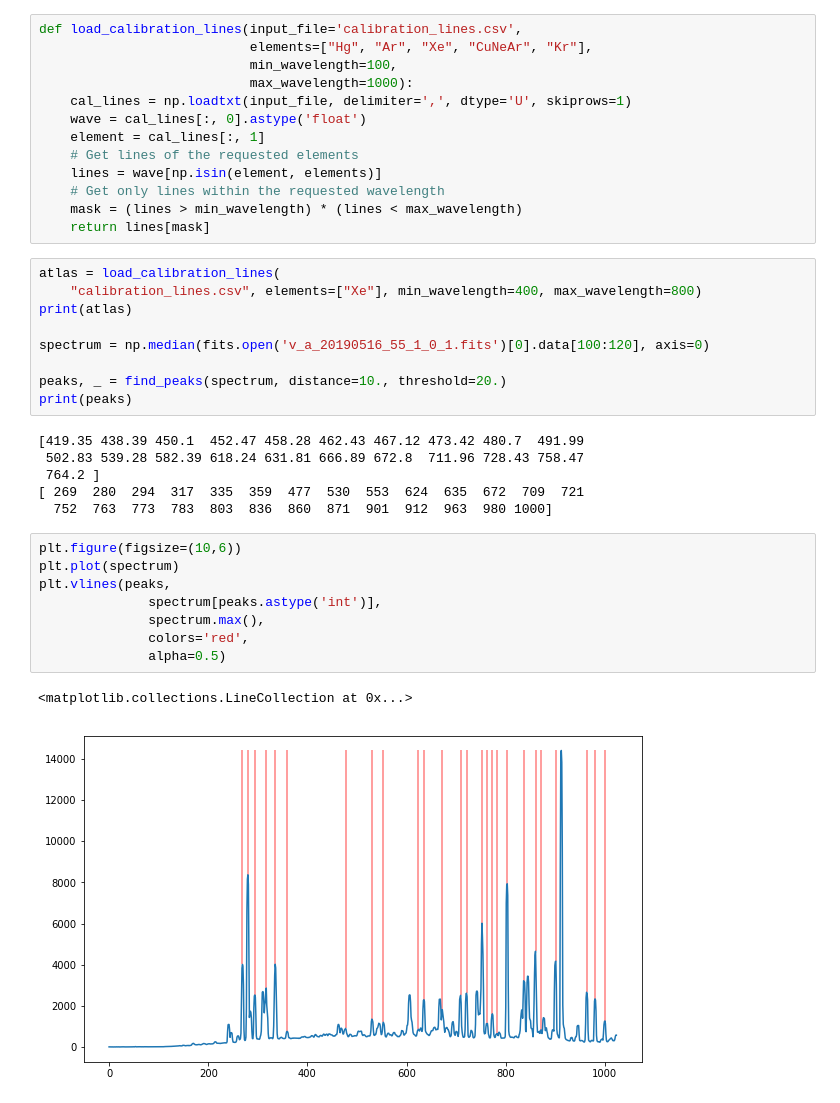
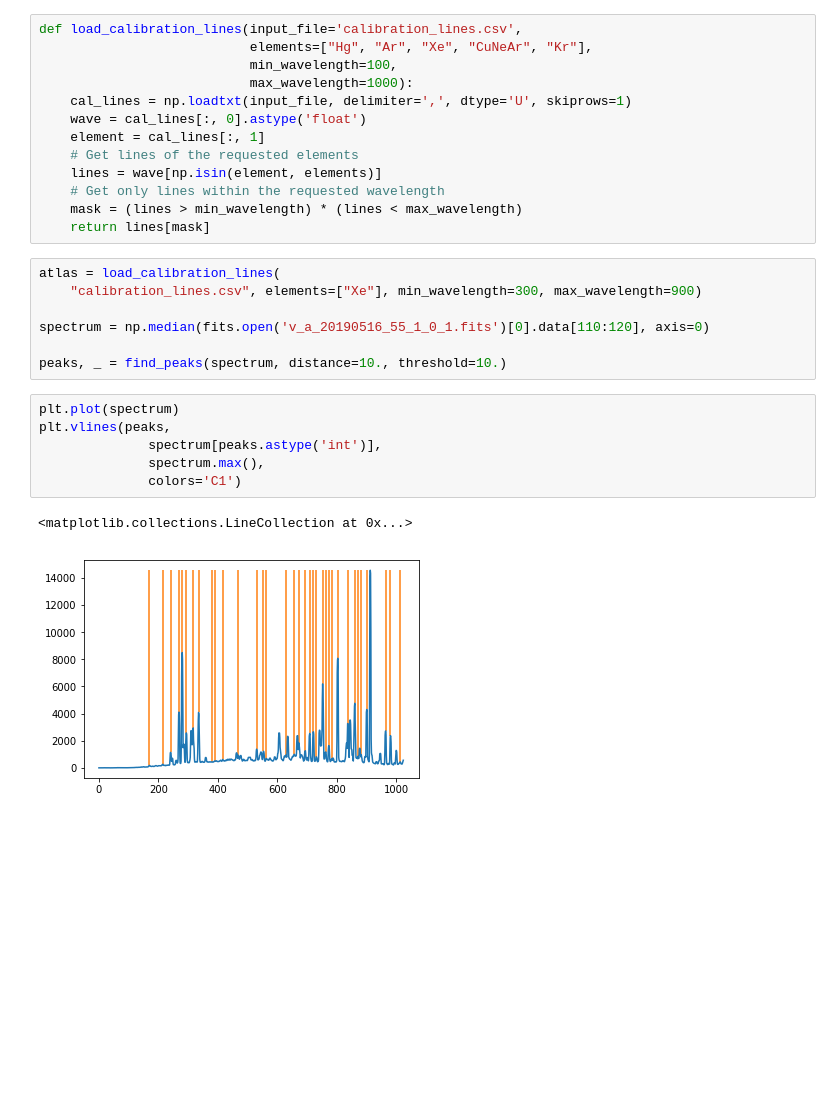
Before and after one commit to jveitchmichaelis/rascal, a Jupyter notebook: calibration_test.ipynb, the cells around one changed output. Cells and saved outputs as stored; diff of their text form; blank space fills up the shorter version.

```diff
--- a/calibration_test.ipynb
+++ b/calibration_test.ipynb
@@ -20,30 +20,20 @@ def load_calibration_lines(input_file='calibration_lines.csv',
     return lines[mask]
 # %%
 atlas = load_calibration_lines(
-    "calibration_lines.csv", elements=["Xe"], min_wavelength=400, max_wavelength=800)
-print(atlas)
+    "calibration_lines.csv", elements=["Xe"], min_wavelength=300, max_wavelength=900)
 
-spectrum = np.median(fits.open('v_a_20190516_55_1_0_1.fits')[0].data[100:120], axis=0)
+spectrum = np.median(fits.open('v_a_20190516_55_1_0_1.fits')[0].data[110:120], axis=0)
 
-peaks, _ = find_peaks(spectrum, distance=10., threshold=20.)
-print(peaks)
+peaks, _ = find_peaks(spectrum, distance=10., threshold=10.)
-# %% [output]
-[419.35 438.39 450.1  452.47 458.28 462.43 467.12 473.42 480.7  491.99
- 502.83 539.28 582.39 618.24 631.81 666.89 672.8  711.96 728.43 758.47
- 764.2 ]
-[ 269  280  294  317  335  359  477  530  553  624  635  672  709  721
-  752  763  773  783  803  836  860  871  901  912  963  980 1000]
 # %%
-plt.figure(figsize=(10,6))
 plt.plot(spectrum)
 plt.vlines(peaks,
               spectrum[peaks.astype('int')],
               spectrum.max(),
-              colors='red',
-              alpha=0.5)
+              colors='C1')
 # %% [output]
 <matplotlib.collections.LineCollection at 0x...>
-[figure, old version]
+[figure, new version]
 # %%
 c = Calibrator(peaks, atlas)
 c.set_fit_constraints(
```
Also changed, not shown: parts of 3 cells of this notebook, 2 other files.
